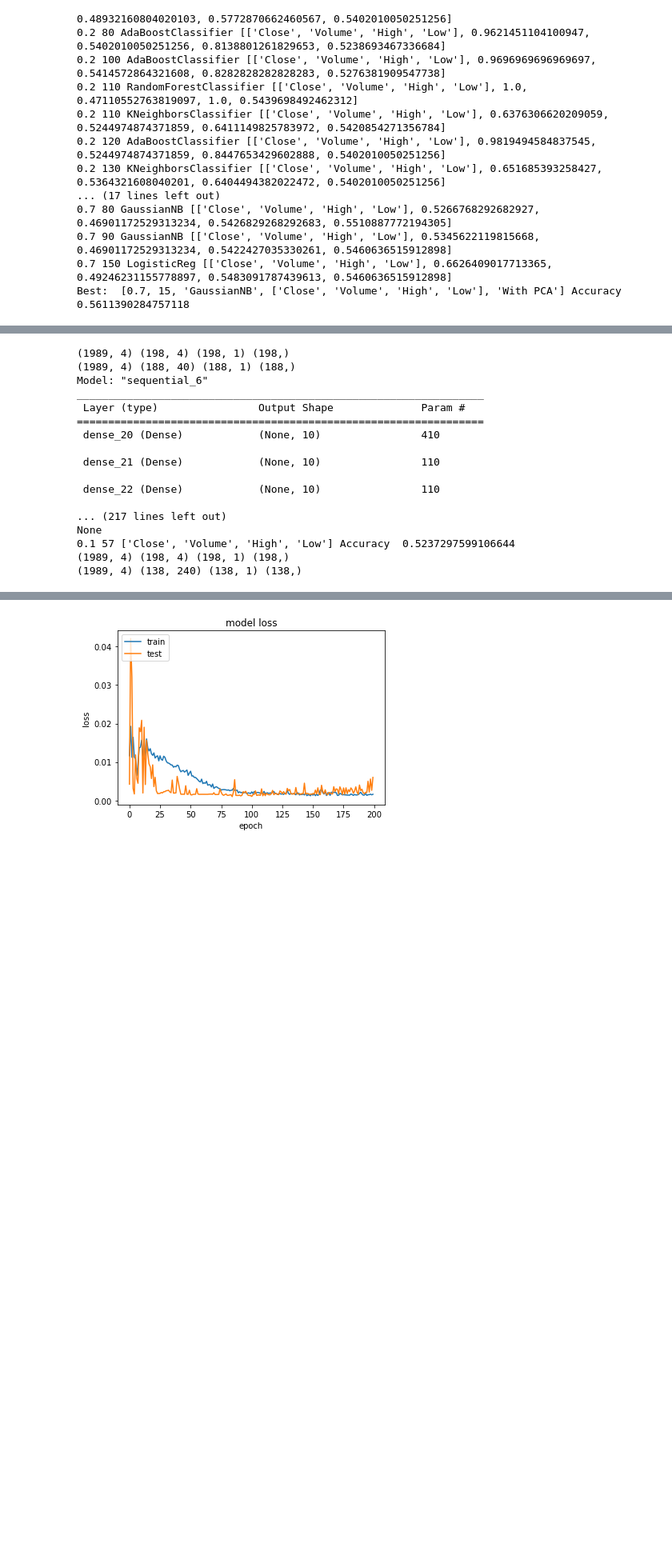
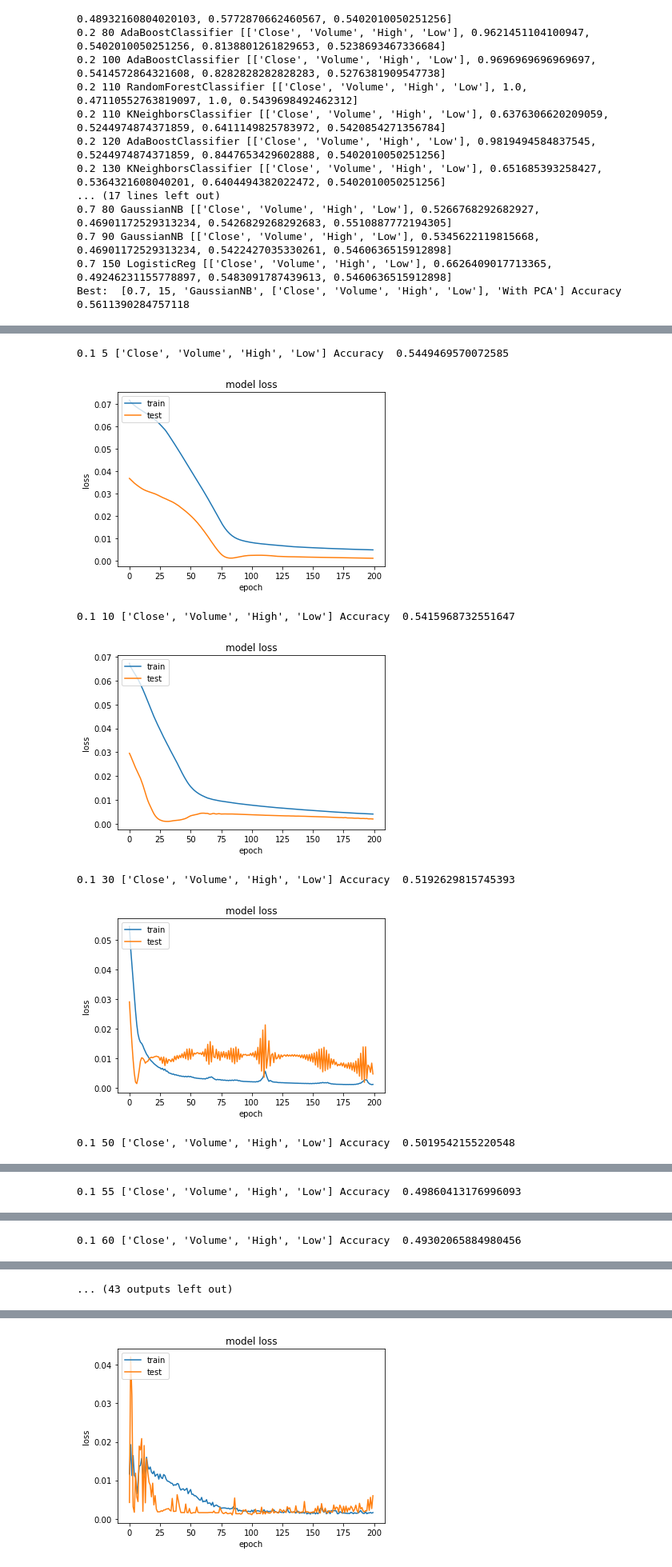
Before and after one commit to anaghlal/bitmap_aibfsi, a Jupyter notebook: code/LinearRegressionAndDeepLearningPredictions.ipynb, the cells around one changed output, grey strips where cells are left out. Shown at 80% size. Cells and saved outputs as stored; diff of their text form; code cells hidden in the pictures; blank space fills up the shorter version.

```diff
--- a/code/LinearRegressionAndDeepLearningPredictions.ipynb
+++ b/code/LinearRegressionAndDeepLearningPredictions.ipynb
@@ -383,16 +394,16 @@ def accuracy_of_direction(y_predicted, label_test):
 # %%
-#attribsSet = [['Close'],['Close','Volume'],['Close','Volume','High','Low']]
-attribsSet = [['Close','Volume','High','Low']]
+attribsSet = [['Close'],['Close','Volume'],['Close','Volume','High','Low']]
+#attribsSet = [['Close','Volume','High','Low']]
 ts_acc_best=-2.0
 best=[]
 resultsReg={}
 for attribIndex in range(0,len(attribsSet)):
     closeVoldf = dfCombined[attribsSet[attribIndex]].values
     train_percentages=[0.1,0.2,0.5,0.6,0.8]
-    #train_percentages=[0.1]
+    #train_percentages=[0.2]
     #window_sizes = [10]
-    window_sizes = [10,15,20,25,30,35,40,45,50,55,57,60,63,65,70,75,80,90,100,110,120,130,140,150]
-    #window_sizes = range(5,180,5)
+    #window_sizes = [60,65,55]
+    window_sizes = range(5,150,5)
     modelList = []
     modelList.append(("LinearRegression",LinearRegression()))
 
@@ -432,20 +443,21 @@ for attribIndex in range(0,len(attribsSet)):
 
                 regression.fit(x_train,price_train)
                 y_pred_test = regression.predict(x_test)
-                ts_acc = accuracy_of_direction(y_pred_test,label_test)
+                ts_acc = accuracy_of_direction(y_pred_test,label_test,price_test)
 
                 if(ts_acc_best <= ts_acc) :
                         ts_acc_best = ts_acc
                         best = [train_per,window,attribsSet[attribIndex],'No PCA']
 
-                pca_final = PCA(0.90)
+                pca_final = PCA(0.95)
                 df_train_pca = pca_final.fit_transform(x_train)
                 df_test_pca = pca_final.transform(x_test)
 
 
                 regression.fit(df_train_pca,price_train)
                 y_pred_test_pca = regression.predict(df_test_pca)
-                ts_acc_pca = accuracy_of_direction(y_pred_test_pca,label_test)
+                print(y_pred_test_pca.shape,price_test.shape)
+                ts_acc_pca = accuracy_of_direction(y_pred_test_pca,label_test,price_test)
 
                 if(ts_acc_best <= ts_acc_pca) :
                         ts_acc_best = ts_acc_pca
@@ -463,5 +475,5 @@ for attribIndex in range(0,len(attribsSet)):
                 print('Completed ',name,attribsSet[attribIndex],train_per,window,'Acc ',ts_acc,'Acc PCA components ',pca_final.n_components_,ts_acc_pca)
 
 print('Best ',best,'Acc',ts_acc_best)
-print(resultsReg)
+#print(resultsReg)
 # %% [output]
@@ -506,10 +506,10 @@ resultsReg={}
 output_size=1
 for attribIndex in range(0,len(attribsSet)):
     closeVoldf = dfCombined[attribsSet[attribIndex]].values
-    train_percentages=[0.1,0.2,0.5,0.6]
+    train_percentages=[0.1,0.2,0.5]
     #train_percentages=[0.1]
     #window_sizes = [10]
-    window_sizes = [10,15,20,25,30,35,40,45,50,55,57,60]
+    window_sizes = [5,10,30,50,55,60,70,80,90]
     #window_sizes = range(5,180,5)
     price_arr = np.array(dfCombined['Close'])
     z_arr = np.array(dfCombined['Label'])
@@ -527,56 +527,55 @@ for attribIndex in range(0,len(attribsSet)):
             price_arr_test = price_arr_test.reshape(-1,1)
 
             min_max_scaler = MinMaxScaler(feature_range=(0,1))
             dataset_train = min_max_scaler.fit_transform(dataset_train)
             price_arr_train = min_max_scaler.fit_transform(price_arr_train)
             dataset_test = min_max_scaler.fit_transform(dataset_test)
             price_arr_test = min_max_scaler.fit_transform(price_arr_test)
 
-            print(closeVoldf.shape,dataset_train.shape,price_arr_train.shape,z_arr_train.shape)
+
             x_train, y_train, z_train = create_dataset_reg(dataset_train,price_arr_train,z_arr_train, window)
             x_test, y_test, z_test = create_dataset_reg(dataset_test,price_arr_test,z_arr_test, window)
 
-            print(closeVoldf.shape,x_train.shape,y_train.shape,z_train.shape)
+
 
             #building the model
             model = Sequential()
-            model.add(Dense(window, activation='relu', input_shape=(window*len(attribsSet[0]),)))
-            model.add(Dense(10, activation='relu'))
-            model.add(Dense(10, activation='relu'))
-            #model.add(Dense(10, activation='relu'))
+            model.add(Dense(window, activation='relu', input_shape=(window*len(attribsSet[attribIndex]),)))
+            model.add(Dense(int(window*1.5), activation='relu'))
+            model.add(Dense(int(window*1.5), activation='relu'))
+            model.add(Dense(window, activation='relu'))
+            model.add(Dense(window, activation='relu'))
             #model.add(Dense(output_size))
             model.add(Dense(output_size, activation='sigmoid'))
             #model.add(Dense(window_size, activation='relu', input_shape=(window_size,)))
             #model.add(Dense(30, activation='relu'))
             #model.add(Dense(output_size, activation='sigmoid'))
             model.compile(optimizer='adam', loss='mean_squared_error')
             #training the model
             #history = model.fit(x_train, y_train, epochs=50, batch_size = 2)
-            history = model.fit(x_train, y_train, validation_split=0.15, epochs=200, batch_size=2, verbose=0,shuffle=False)
-            print(model.summary())
+            history = model.fit(x_train, y_train, validation_split=0.15, epochs=200, batch_size=40, verbose=0,shuffle=False)
+            #print(model.summary())
             y_test_pred=model.predict(x_test)
-            ts_acc = accuracy_of_direction(y_test_pred,z_test)
+            ts_acc = accuracy_of_direction(y_test_pred,z_test,y_test)
             print(train_per,window,attribsSet[attribIndex],'Accuracy ',ts_acc)
+            # summarize history for loss
+            plt.plot(history.history['loss'])
+            plt.plot(history.history['val_loss'])
+            plt.title('model loss')
+            plt.ylabel('loss')
+            plt.xlabel('epoch')
+            plt.legend(['train', 'test'], loc='upper left')
+            plt.show()
             if(ts_acc_best <= ts_acc) :
                     ts_acc_best = ts_acc
                     best = [train_per,window,attribsSet[attribIndex]]
 
 print('Best ',best,'Acc',ts_acc_best)
 # %% [output]
-(1989, 4) (198, 4) (198, 1) (198,)
-(1989, 4) (188, 40) (188, 1) (188,)
-Model: "sequential_6"
-_________________________________________________________________
- Layer (type)                Output Shape              Param #
-=================================================================
- dense_20 (Dense)            (None, 10)                410
-
- dense_21 (Dense)            (None, 10)                110
-
- dense_22 (Dense)            (None, 10)                110
-
-... (217 lines left out)
-None
-0.1 57 ['Close', 'Volume', 'High', 'Low'] Accuracy  0.5237297599106644
-(1989, 4) (198, 4) (198, 1) (198,)
-(1989, 4) (138, 240) (138, 1) (138,)
+0.1 5 ['Close', 'Volume', 'High', 'Low'] Accuracy  0.5449469570072585
+[figure, added]
+0.1 10 ['Close', 'Volume', 'High', 'Low'] Accuracy  0.5415968732551647
+[figure, added]
+0.1 30 ['Close', 'Volume', 'High', 'Low'] Accuracy  0.5192629815745393
+[figure, added]
+0.1 50 ['Close', 'Volume', 'High', 'Low'] Accuracy  0.5019542155220548
@@ -582,0 +583 @@ None
+0.1 55 ['Close', 'Volume', 'High', 'Low'] Accuracy  0.49860413176996093
@@ -582,0 +585 @@ None
+0.1 60 ['Close', 'Volume', 'High', 'Low'] Accuracy  0.49302065884980456
@@ -582,0 +587 @@ None
+... (43 outputs left out)
```
Also changed, not shown: parts of 11 cells of this notebook, 1 other file.
